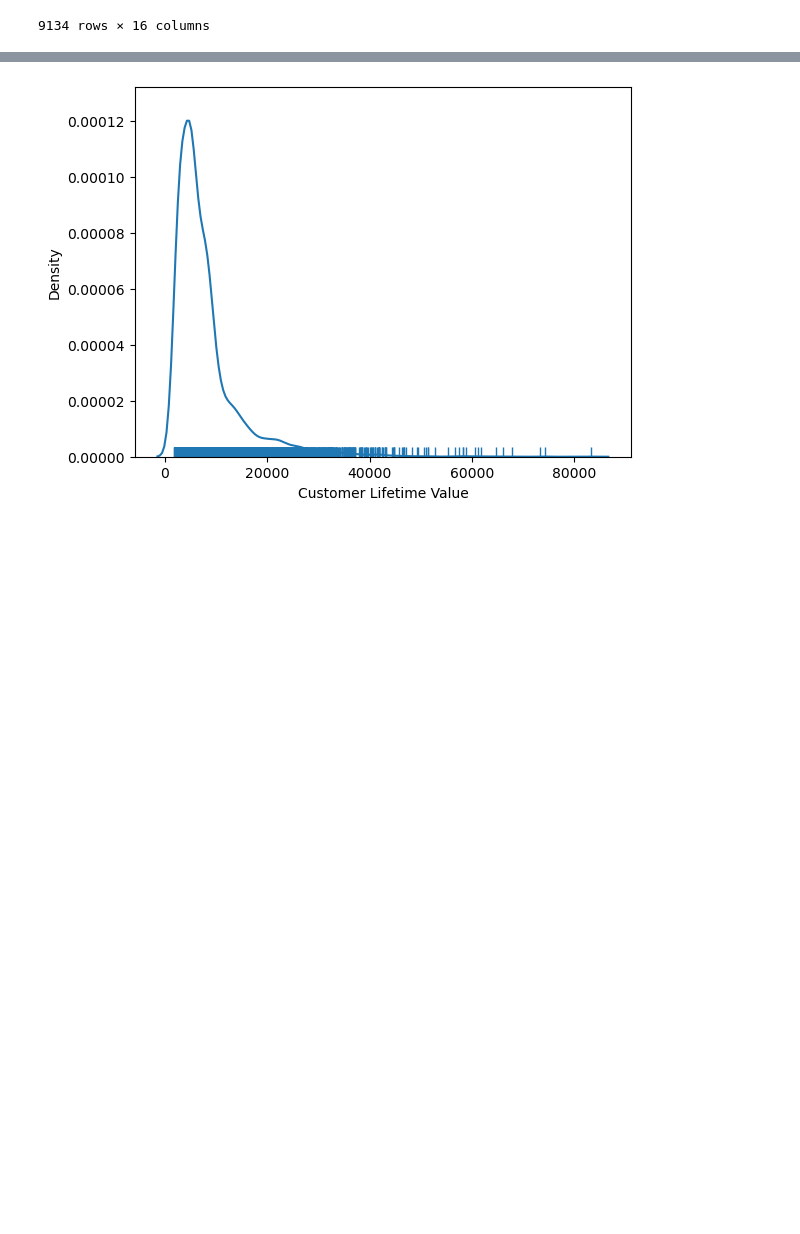
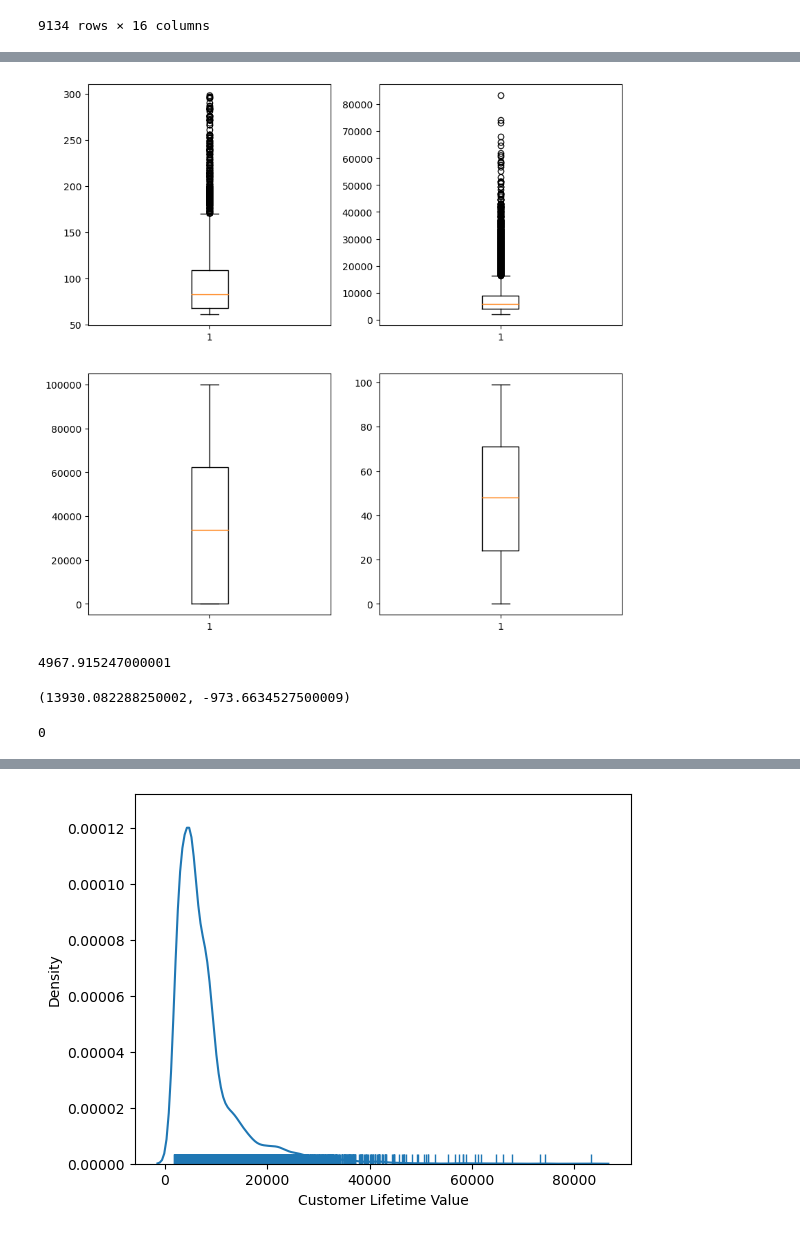
Before and after one commit to ricardobravo98/lab-customer-analysis-round-4-Ricardo, a Jupyter notebook: files_for_lab/csv_files/Customer Analysis Lab4- Ricardo Bravo Notebook.ipynb, the cells around one changed output, grey strips where cells are left out. Cells and saved outputs as stored; diff of their text form; code cells hidden in the pictures; blank space fills up the shorter version.

```diff
--- a/files_for_lab/csv_files/Customer Analysis Lab4- Ricardo Bravo Notebook.ipynb
+++ b/files_for_lab/csv_files/Customer Analysis Lab4- Ricardo Bravo Notebook.ipynb
@@ -113,0 +133,29 @@ numericals_train
+# %%
+# Create the figure and axes objects
+fig, ax = plt.subplots(nrows=2, ncols=2, figsize=(10, 10))
+
+# Plot the box plots
+ax[0, 0].boxplot(numericals['Monthly Premium Auto'])
+ax[0, 1].boxplot(numericals['Customer Lifetime Value'])
+ax[1, 0].boxplot(numericals['Income'])
+ax[1, 1].boxplot(numericals['Months Since Policy Inception'])
+plt.show()
+# %% [output]
+[figure, added]
+# %%
+iqr = np.percentile(numericals['Customer Lifetime Value'],75) - np.percentile(numericals['Customer Lifetime Value'],25) # data['IC1'].quantile(0.75)
+iqr
+# %% [output]
+4967.915247000001
+# %%
+# define the limits
+upper_limit = np.percentile(numericals['Customer Lifetime Value'],75) + 12iqr
+lower_limit = np.percentile(numericals['Customer Lifetime Value'],25) -12iqr
+upper_limit, lower_limit
+# %% [output]
+(13930.082288250002, -973.6634527500009)
+# %%
+#how many rows are the outliers, no rows
+len(numericals[(numericals['Customer Lifetime Value']<lower_limit) & (numericals['Customer Lifetime Value']>upper_limit)])
+# %% [output]
+0
```
Also changed, not shown: parts of 17 cells of this notebook.
